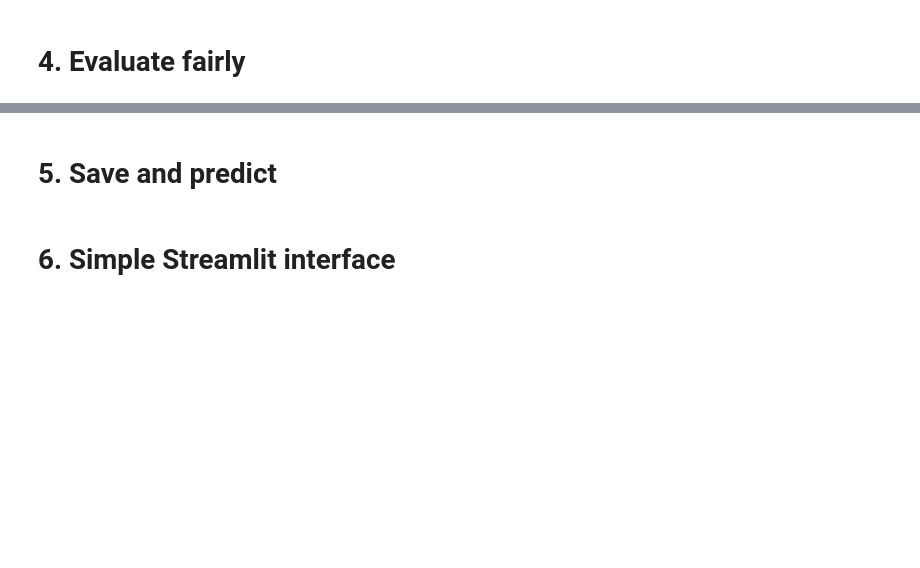
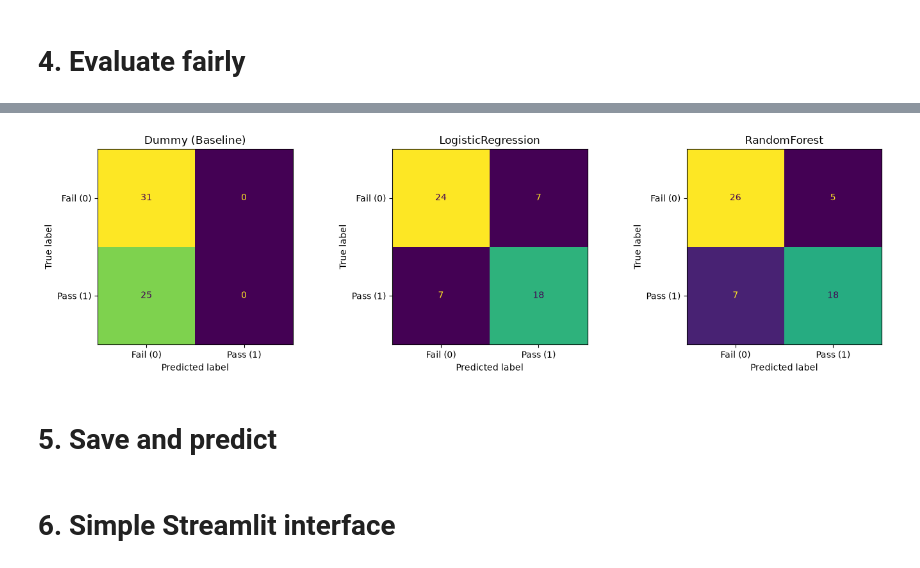
Before and after one commit to mj-awad17/AI-Engineering-bootcamp, a Jupyter notebook: Week-3/Assignment/mjawad_000287/student_learning.ipynb, the cells around one changed output, grey strips where cells are left out. Saved outputs shown, nothing was run; the diff lists cells and outputs as text; code cells hidden in the pictures; blank space fills up the shorter version.

Commit message:
model-created

```diff
--- a/Week-3/Assignment/mjawad_000287/student_learning.ipynb
+++ b/Week-3/Assignment/mjawad_000287/student_learning.ipynb
@@ -169,0 +228,5 @@ The Dummy model always predicts the majority class (fail). Any real model must b
+# %%
+# fitted the candidate model
+log_reg.fit(X_train, y_train)
+rf.fit(X_train, y_train)
+print("Both pipelines fitted on the training set.")
@@ -170,2 +240,20 @@ The Dummy model always predicts the majority class (fail). Any real model must b
 # %% [markdown]
 # 4. Evaluate fairly
+# %%
+# fair evaluation on candidate models with baseline model
+models = {
+    "Dummy (Baseline)": dummy,
+    "LogisticRegression": log_reg,
+    "RandomForest": rf
+}
+
+rows, preds = [], {}
+
+for name, m in models.items():
+    p = m.predict(X_test); preds[name] = p
+    rows.append({"models": name,
+                 "accuracy": round((accuracy_score(y_test, p)), 3),
+                 "f1":round(f1_score(y_test, p, zero_division=0), 3)})
+
+result = pd.DataFrame(rows).set_index("models")
+result
@@ -172,3 +266,13 @@ The Dummy model always predicts the majority class (fail). Any real model must b
+# %%
+# confusion matrix chart
+fig, axes = plt.subplots(1, 3, figsize=(14, 4))
+for ax, (name, p) in zip(axes, preds.items()):
+    ConfusionMatrixDisplay(confusion_matrix(y_test, p), display_labels=["Fail (0)", "Pass (1)"]).plot(ax=ax, colorbar=False)
+    ax.set_title(name)
+plt.tight_layout(); plt.savefig("confusion_matrices.png", dpi=120); plt.show()
+plt.show()
+# %% [output]
+[figure, added]
 # %% [markdown]
 # 5. Save and predict
 # %% [markdown]
```
Also changed, not shown: parts of 6 cells of this notebook, 1 other file.
